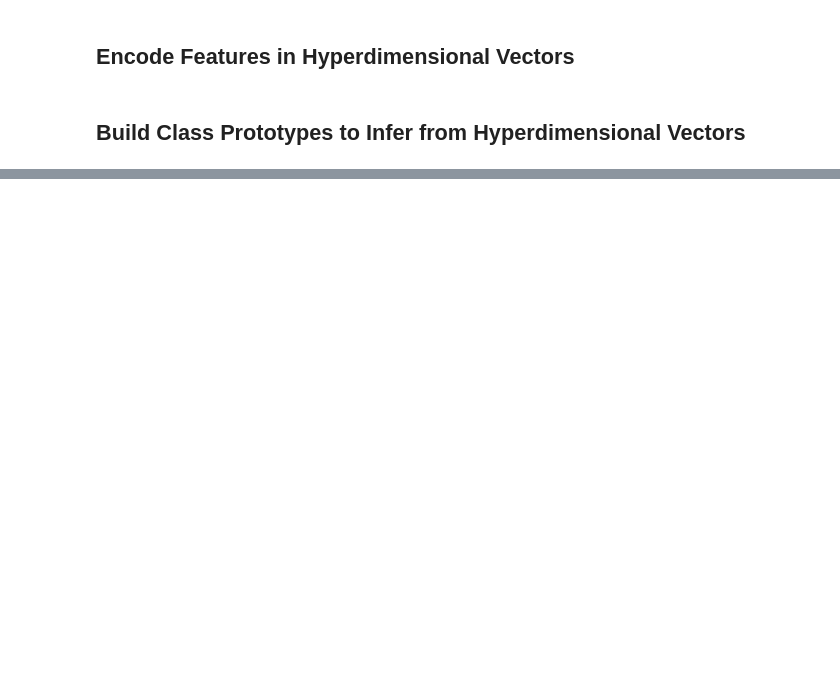
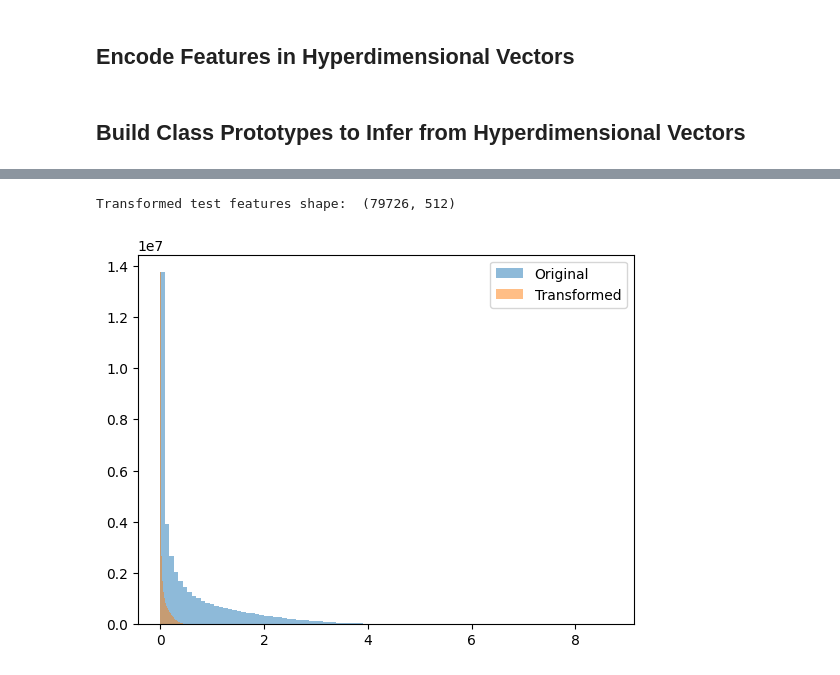
Before and after one commit to francescobraicovich/Distracted-Driver-Detection, a Jupyter notebook: distracted_driving.ipynb, the cells around one changed output, grey strips where cells are left out. Cells and saved outputs as stored; diff of their text form; code cells hidden in the pictures; blank space fills up the shorter version.

```diff
--- a/distracted_driving.ipynb
+++ b/distracted_driving.ipynb
@@ -202,3 +203,6 @@ transformed_val_features = transformed_val_features.reshape(-1, num_features)
+# %%
+transformed_train_features = scaler_pipeline.transform(train_features)
+transformed_val_features = scaler_pipeline.transform(val_features)
 # %%
 # save the scaler pipeline
 import joblib
@@ -241,7 +245,7 @@ for i in tqdm(range(0, len(transformed_val_features), batch_size), desc='Encodin
 # %% [markdown]
 ## Build Class Prototypes to Infer from Hyperdimensional Vectors
 # %%
-class_prototypes  = create_class_prototypes(train_encoded, train_labels, num_classes, hd, pecentile=0.9, voting_threshold=0.5)
+class_prototypes  = create_class_prototypes(train_encoded, train_labels, num_classes, hd, pecentile=0.5, voting_threshold=0.5)
 # %%
 train_predicted = np.zeros(len(train_encoded))
 test_predicted = np.zeros(len(val_encoded))
@@ -359,23 +361,26 @@ test_features = np.zeros((len(test_df), num_features))
 batch_size = 256
 
 for i in tqdm(range(0, len(test_df), batch_size), desc='Extracting features from the test dataset'):
-    images_list, _ = image_tensors[i: i+batch_size]
-    images = torch.stack(images_list, dim=0)
+    images = image_tensors[i: i+batch_size]
     features = model(images)
     test_features[i: i+batch_size] = features.detach().numpy()
 # %%
+# normalize the features
+transformed_test_features = scaler_pipeline.transform(test_features)
+
+# flatten for plotting
 flat_test_features = test_features.flatten().reshape(-1, 1)
-
-# normalize the features
-transformed_test_features = scaler_pipeline.transform(flat_test_features)
+flat_transformed_test_features = transformed_test_features.flatten().reshape(-1, 1)
 
 # plot the normalised scaled features
 plt.hist(flat_test_features, bins=100, alpha=0.5, label='Original')
-plt.hist(transformed_test_features, bins=100, alpha=0.5, label='Transformed')
+plt.hist(flat_transformed_test_features, bins=100, alpha=0.5, label='Transformed')
 plt.legend()
 
-transformed_test_features = transformed_test_features.reshape(-1, num_features)
 print('Transformed test features shape: ', transformed_test_features.shape)
+# %% [output]
+Transformed test features shape:  (79726, 512)
+[figure, added]
 # %%
 test_encoded = np.zeros((len(transformed_test_features), dim))
 
```
Also changed, not shown: parts of 15 cells of this notebook.
